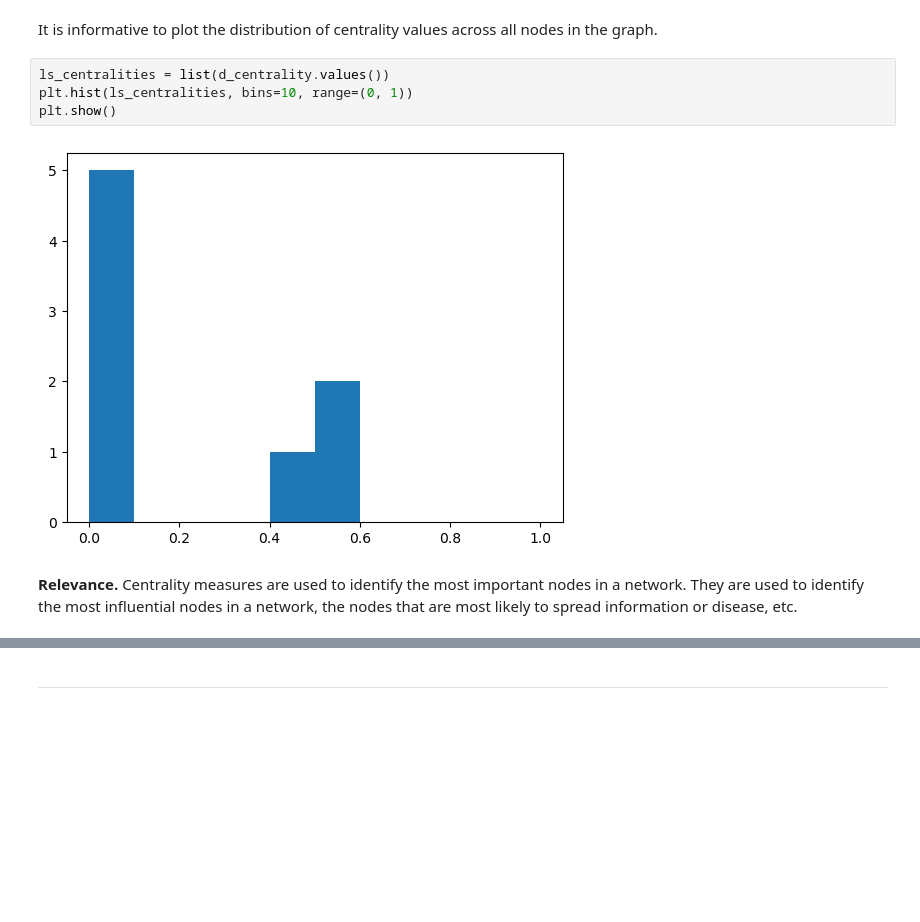
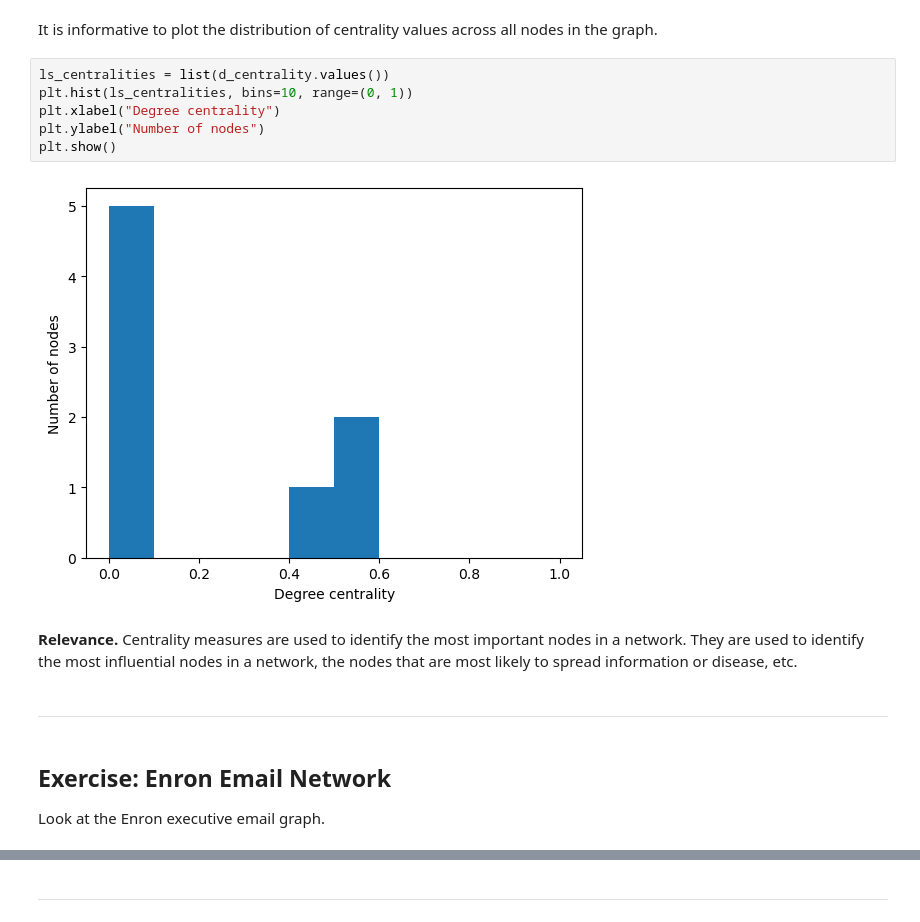
Before and after one commit to daniprec/BAM-Applied-Math-Lab, a Jupyter notebook: sessions/s07_networks/networkx_fundamentals.ipynb, the cells around one changed output, grey strips where cells are left out. Cells and saved outputs as stored; diff of their text form; blank space fills up the shorter version.

```diff
--- a/sessions/s07_networks/networkx_fundamentals.ipynb
+++ b/sessions/s07_networks/networkx_fundamentals.ipynb
@@ -382,8 +601,16 @@ It is informative to plot the distribution of centrality values across all nodes
 # %%
 ls_centralities = list(d_centrality.values())
 plt.hist(ls_centralities, bins=10, range=(0, 1))
+plt.xlabel("Degree centrality")
+plt.ylabel("Number of nodes")
 plt.show()
 # %% [output]
-[figure, old version]
+[figure, new version]
 # %% [markdown]
 **Relevance.** Centrality measures are used to identify the most important nodes in a network. They are used to identify the most influential nodes in a network, the nodes that are most likely to spread information or disease, etc.
+# %% [markdown]
+---
+# %% [markdown]
+## Exercise: Enron Email Network
+
+Look at the Enron executive email graph.
```
Also changed, not shown: parts of 80 cells of this notebook, 2 other files.
